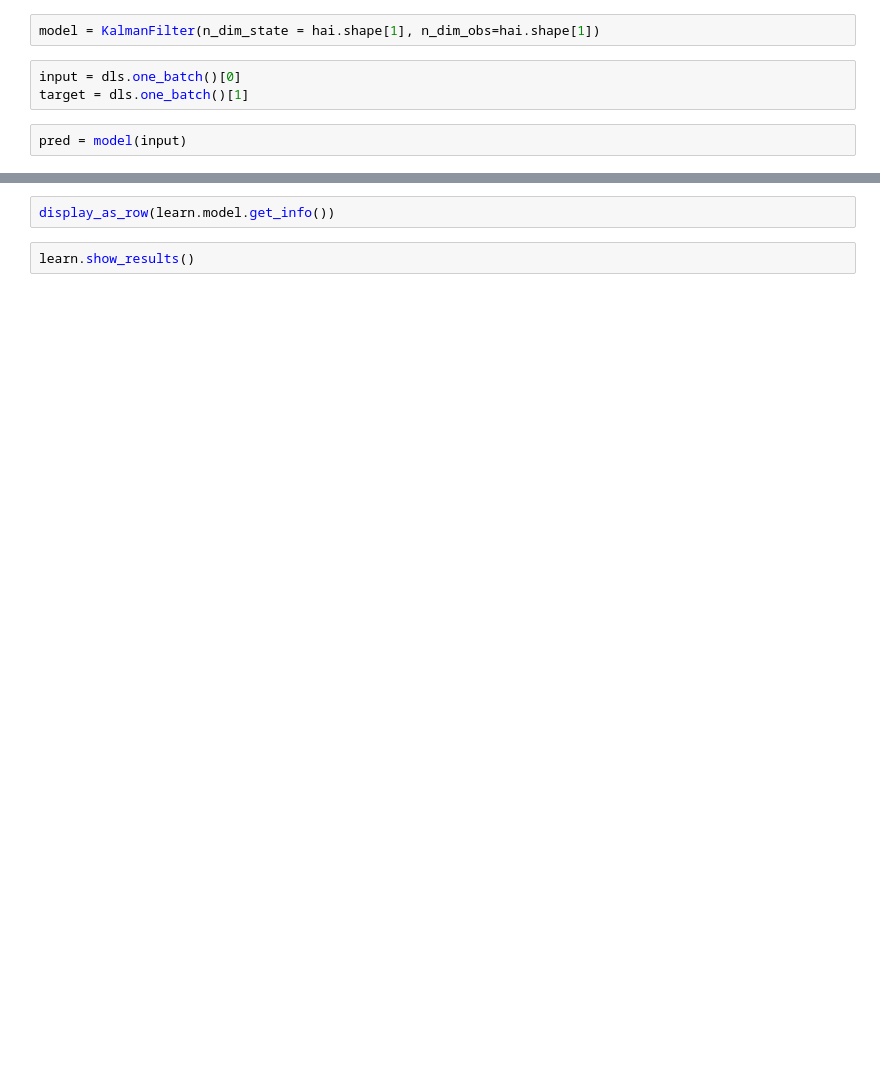
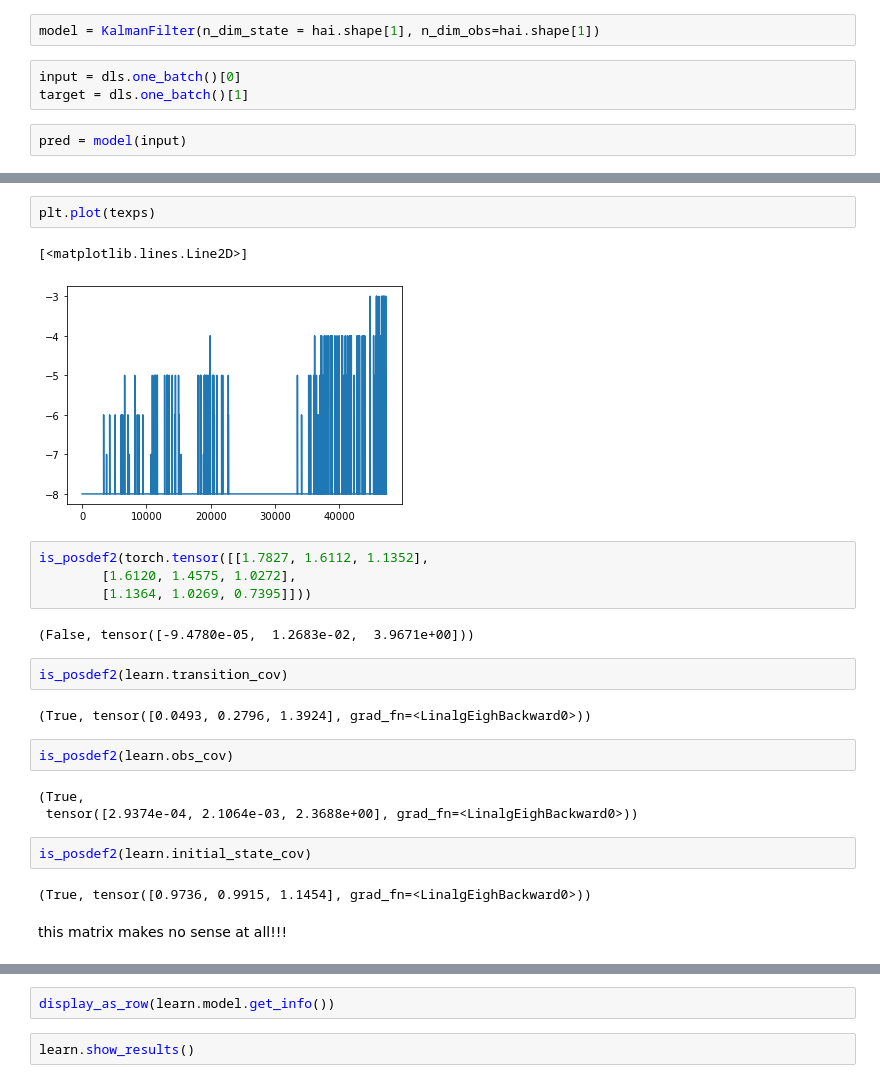
Before and after one commit to mone27/meteo_imp, a Jupyter notebook: lib_nbs/kalman/03_Kalman_fastai.ipynb, the cells around one changed output, grey strips where cells are left out. Cells and saved outputs as stored; diff of their text form; blank space fills up the shorter version.

```diff
--- a/lib_nbs/kalman/03_Kalman_fastai.ipynb
+++ b/lib_nbs/kalman/03_Kalman_fastai.ipynb
@@ -617,0 +753,26 @@ trans_m = torch.tensor(
+# %%
+plt.plot(texps)
+# %% [output]
+[<matplotlib.lines.Line2D>]
+[figure, added]
+# %%
+is_posdef2(torch.tensor([[1.7827, 1.6112, 1.1352],
+        [1.6120, 1.4575, 1.0272],
+        [1.1364, 1.0269, 0.7395]]))
+# %% [output]
+(False, tensor([-9.4780e-05,  1.2683e-02,  3.9671e+00]))
+# %%
+is_posdef2(learn.transition_cov)
+# %% [output]
+(True, tensor([0.0493, 0.2796, 1.3924], grad_fn=<LinalgEighBackward0>))
+# %%
+is_posdef2(learn.obs_cov)
+# %% [output]
+(True,
+ tensor([2.9374e-04, 2.1064e-03, 2.3688e+00], grad_fn=<LinalgEighBackward0>))
+# %%
+is_posdef2(learn.initial_state_cov)
+# %% [output]
+(True, tensor([0.9736, 0.9915, 1.1454], grad_fn=<LinalgEighBackward0>))
+# %% [markdown]
+this matrix makes no sense at all!!!
```
Also changed, not shown: parts of 155 cells of this notebook, 5 other files.
